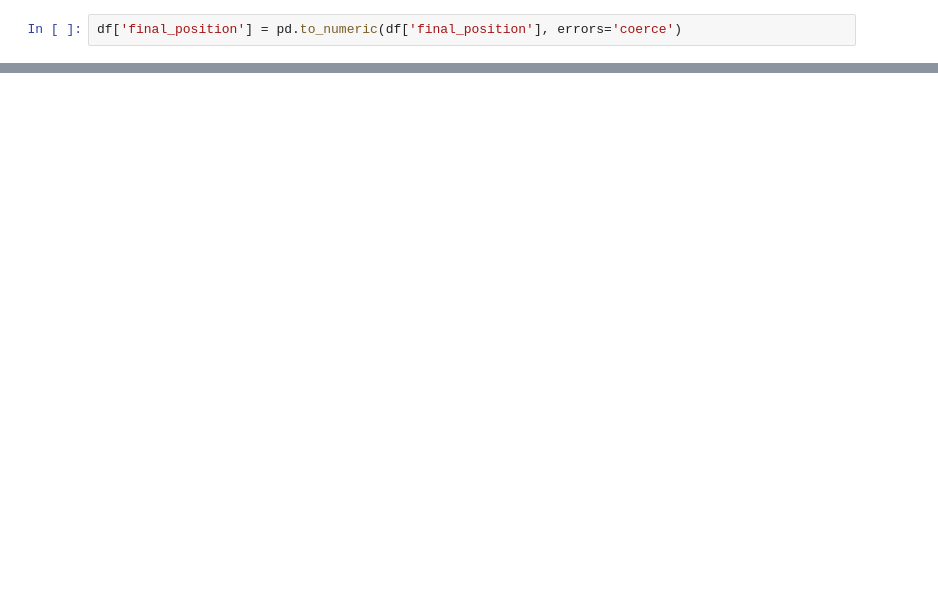
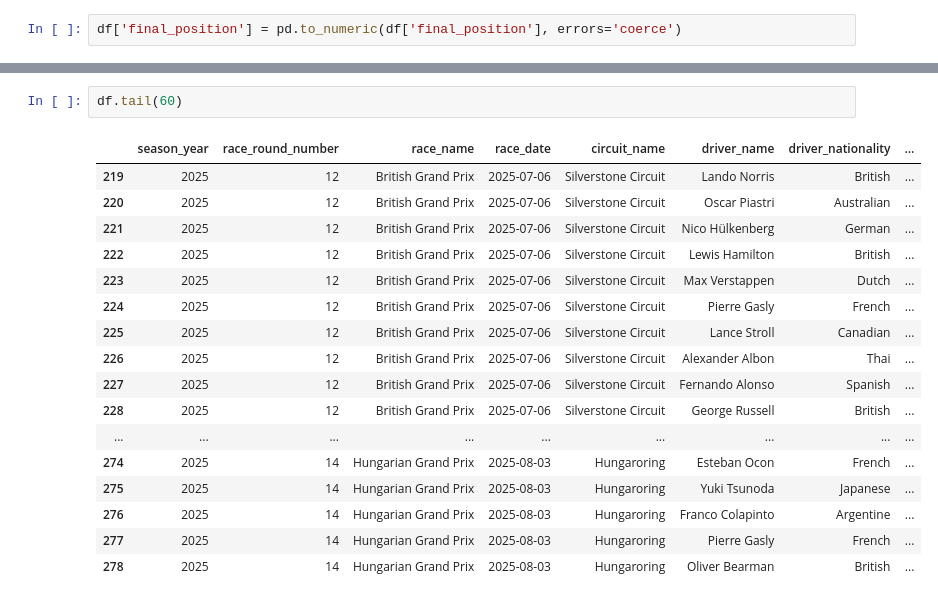
Before and after one commit to divyanshg03/F1-Winner-Prediction, a Jupyter notebook: model.ipynb, the cells around one changed output, grey strips where cells are left out. Saved outputs shown, nothing was run; the diff lists cells and outputs as text; blank space fills up the shorter version.

Commit message:
2025 season

```diff
--- a/model.ipynb
+++ b/model.ipynb
@@ -47,0 +108,20 @@ df = df.drop(columns=['race_time'],inplace=True)
+# %%
+df.tail(60)
+# %% [output]
+|  | season_year | race_round_number | race_name | race_date | circuit_name | driver_name | driver_nationality | ... |
+| 219 | 2025 | 12 | British Grand Prix | 2025-07-06 | Silverstone Circuit | Lando Norris | British | ... |
+| 220 | 2025 | 12 | British Grand Prix | 2025-07-06 | Silverstone Circuit | Oscar Piastri | Australian | ... |
+| 221 | 2025 | 12 | British Grand Prix | 2025-07-06 | Silverstone Circuit | Nico Hülkenberg | German | ... |
+| 222 | 2025 | 12 | British Grand Prix | 2025-07-06 | Silverstone Circuit | Lewis Hamilton | British | ... |
+| 223 | 2025 | 12 | British Grand Prix | 2025-07-06 | Silverstone Circuit | Max Verstappen | Dutch | ... |
+| 224 | 2025 | 12 | British Grand Prix | 2025-07-06 | Silverstone Circuit | Pierre Gasly | French | ... |
+| 225 | 2025 | 12 | British Grand Prix | 2025-07-06 | Silverstone Circuit | Lance Stroll | Canadian | ... |
+| 226 | 2025 | 12 | British Grand Prix | 2025-07-06 | Silverstone Circuit | Alexander Albon | Thai | ... |
+| 227 | 2025 | 12 | British Grand Prix | 2025-07-06 | Silverstone Circuit | Fernando Alonso | Spanish | ... |
+| 228 | 2025 | 12 | British Grand Prix | 2025-07-06 | Silverstone Circuit | George Russell | British | ... |
+| ... | ... | ... | ... | ... | ... | ... | ... | ... |
+| 274 | 2025 | 14 | Hungarian Grand Prix | 2025-08-03 | Hungaroring | Esteban Ocon | French | ... |
+| 275 | 2025 | 14 | Hungarian Grand Prix | 2025-08-03 | Hungaroring | Yuki Tsunoda | Japanese | ... |
+| 276 | 2025 | 14 | Hungarian Grand Prix | 2025-08-03 | Hungaroring | Franco Colapinto | Argentine | ... |
+| 277 | 2025 | 14 | Hungarian Grand Prix | 2025-08-03 | Hungaroring | Pierre Gasly | French | ... |
+| 278 | 2025 | 14 | Hungarian Grand Prix | 2025-08-03 | Hungaroring | Oliver Bearman | British | ... |
```
Also changed, not shown: parts of 12 cells of this notebook, 3 other files.
